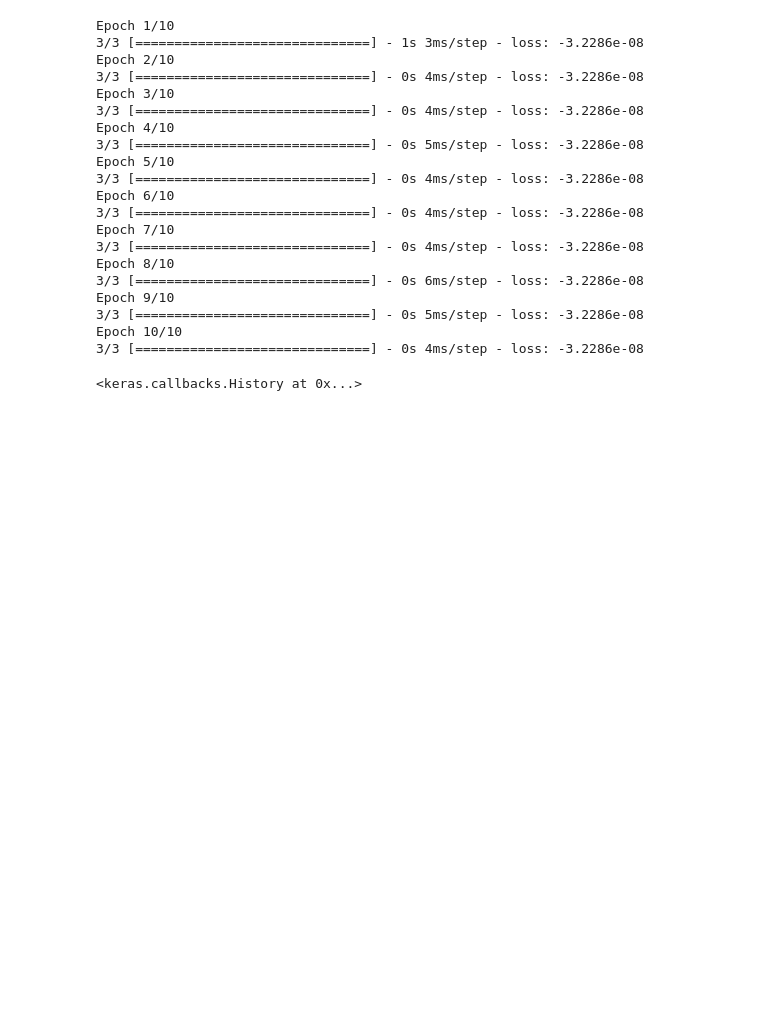
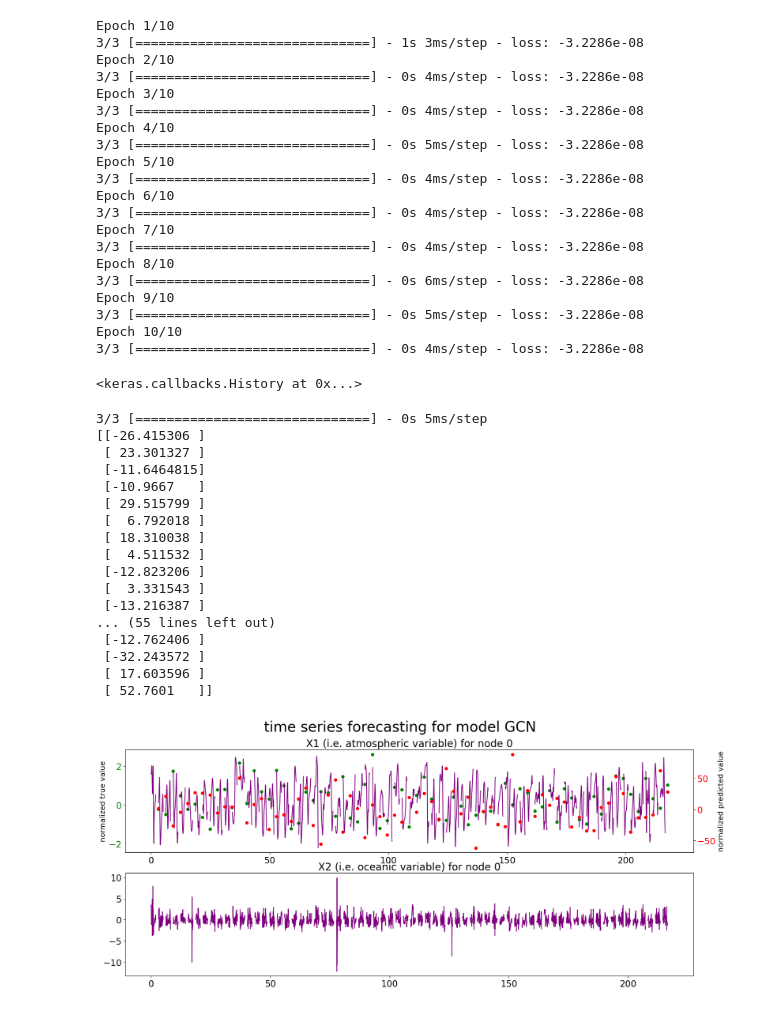
Before and after one commit to VaniSachdev/lorenzGNN, a Jupyter notebook: lorenz_GCN.ipynb, the cells around one changed output. Drawn from its saved outputs; the diff is of its cells as text; code cells hidden in the pictures; blank space fills up the shorter version.

Commit message:
messing with GCN predictions

```diff
--- a/lorenz_GCN.ipynb
+++ b/lorenz_GCN.ipynb
@@ -161,17 +161,6 @@ class GCN(Model):
         x = self.pool(x)
         out = self.dense(x)
         return out
-
-    def predict(self, loader):
-        predictions = []
-        step = 0
-        for batch in loader:
-            step += 1
-            print('step', step)
-            inputs, target = batch
-            p = model(inputs)
-            predictions += p
-        return predictions
 # %% [markdown]
 ### train the GNN
 # %%
@@ -208,3 +197,27 @@ Epoch 9/10
 Epoch 10/10
 3/3 [==============================] - 0s 4ms/step - loss: -3.2286e-08
 <keras.callbacks.History at 0x...>
+# %%
+# look at predictions on the training set just for funsies
+fig, (ax0, ax1) = plot_with_predictions(model=model, graph_dataset=train, Loader=MixedLoader, batch_size=32, node=0, model_name='GCN')
+plt.show()
+# TODO: where is the shuffling coming from ???????
+# %% [output]
+3/3 [==============================] - 0s 5ms/step
+[[-26.415306 ]
+ [ 23.301327 ]
+ [-11.6464815]
+ [-10.9667   ]
+ [ 29.515799 ]
+ [  6.792018 ]
+ [ 18.310038 ]
+ [  4.511532 ]
+ [-12.823206 ]
+ [  3.331543 ]
+ [-13.216387 ]
+... (55 lines left out)
+ [-12.762406 ]
+ [-32.243572 ]
+ [ 17.603596 ]
+ [ 52.7601   ]]
+[figure, added]
```
Also changed, not shown: parts of 2 cells of this notebook, 1 other file.
